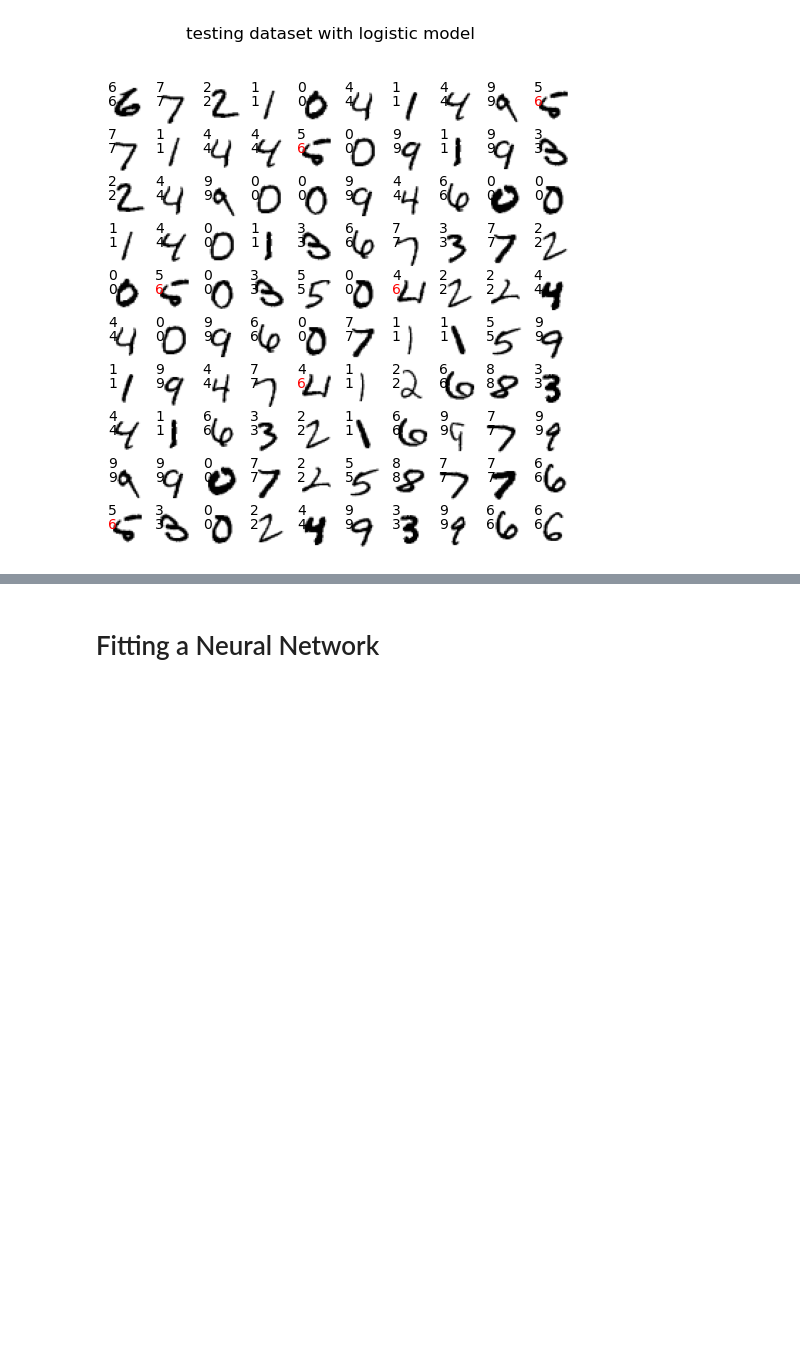
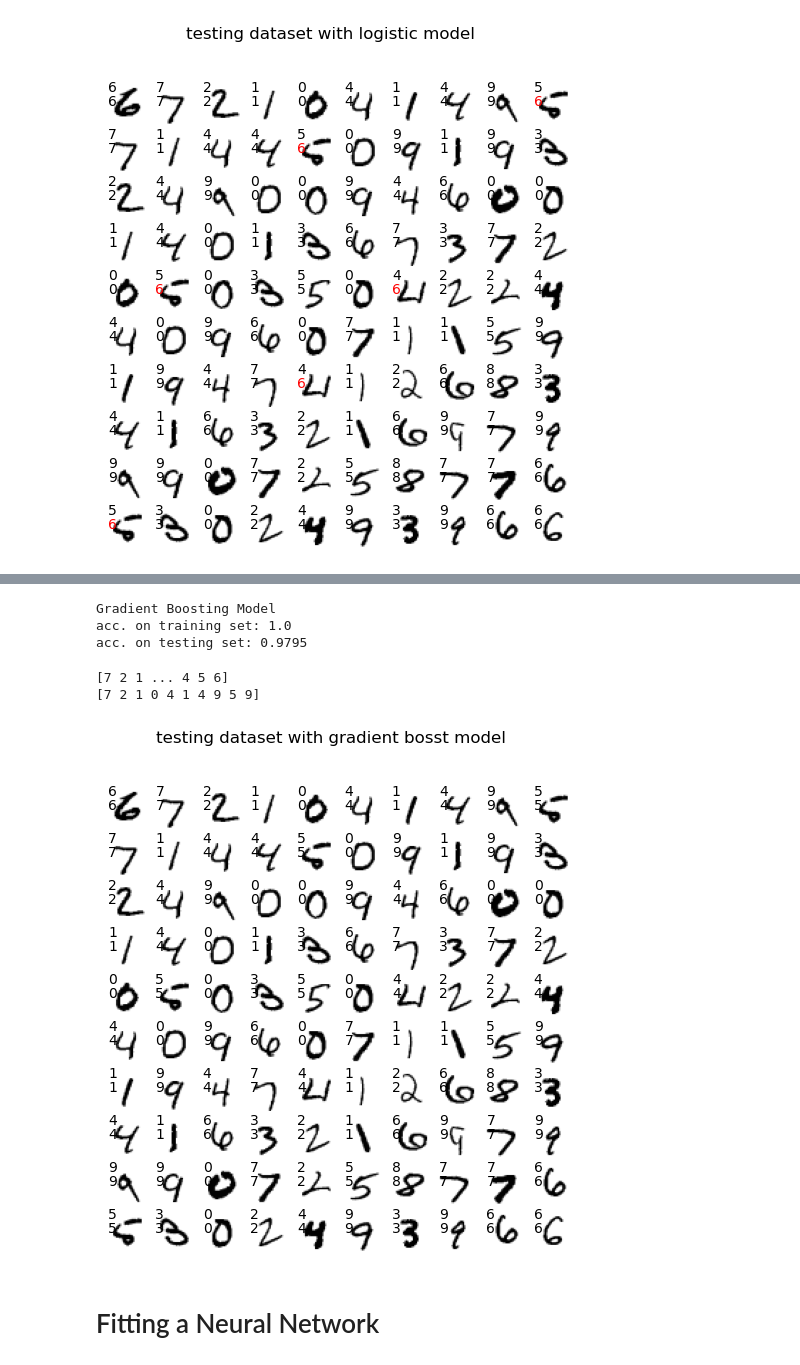
Before and after one commit to samisaf/Learning-AI, a Jupyter notebook: Book - Deep Learning Python/2.1 a first look at a neural network.ipynb, the cells around one changed output, grey strips where cells are left out. Cells and saved outputs as stored; diff of their text form; code cells hidden in the pictures; blank space fills up the shorter version.

Commit message:
Adds gradient boost to MNIST example

```diff
--- a/Book - Deep Learning Python/2.1 a first look at a neural network.ipynb
+++ b/Book - Deep Learning Python/2.1 a first look at a neural network.ipynb
@@ -143,0 +151,4 @@ plot_images(test_images, 10, 10, labels=test_labels, predicted=predicted_logisti
+# %%
+from xgboost import XGBClassifier
+boost_model = XGBClassifier(use_label_encoder=False, eval_metric='mlogloss')
+boost_model.fit(X_train, y_train)
@@ -144,3 +170,28 @@ plot_images(test_images, 10, 10, labels=test_labels, predicted=predicted_logisti
+# %%
+from sklearn.metrics import accuracy_score
+
+y_train_pred = boost_model.predict(X_train)
+y_test_pred = boost_model.predict(X_test)
+accuracy_train = accuracy_score(y_train_pred, y_train)
+accuracy_test = accuracy_score(y_test_pred, y_test)
+
+print("Gradient Boosting Model")
+print("acc. on training set:", accuracy_train)
+print("acc. on testing set:", accuracy_test)
+# %% [output]
+Gradient Boosting Model
+acc. on training set: 1.0
+acc. on testing set: 0.9795
+# %%
+print(y_test_pred)
+print(y_test_pred[0:10])
+# %% [output]
+[7 2 1 ... 4 5 6]
+[7 2 1 0 4 1 4 9 5 9]
+# %%
+plot_images(test_images, 10, 10, labels=test_labels, predicted=y_test_pred, title="testing dataset with gradient bosst model")
+# %% [output]
+[figure, added]
 # %% [markdown]
 # Fitting a Neural Network
 # %%
```
Also changed, not shown: parts of 7 cells of this notebook.
